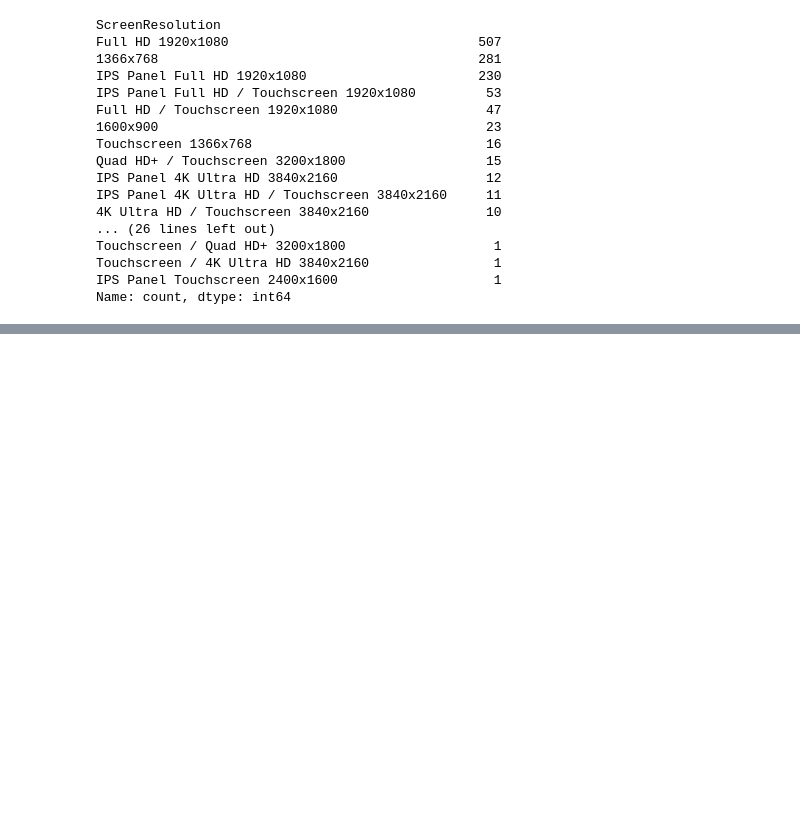
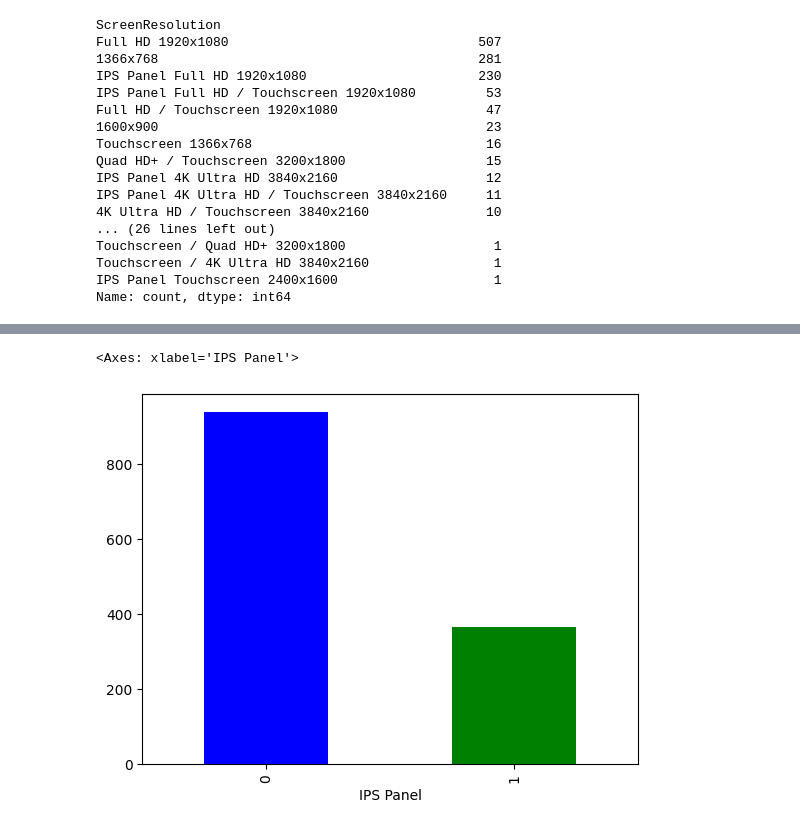
Before and after one commit to 23ME30056/Lappy_price, a Jupyter notebook: main.ipynb, the cells around one changed output, grey strips where cells are left out. Saved outputs shown, nothing was run; the diff lists cells and outputs as text; code cells hidden in the pictures; blank space fills up the shorter version.

```diff
--- a/main.ipynb
+++ b/main.ipynb
@@ -218,2 +219,8 @@ sns.boxplot( data= df['IPS Panel'])
+# %%
+colors = ['blue','green']
+df['IPS Panel'].value_counts().plot(kind = "bar",color = colors)
+# %% [output]
+<Axes: xlabel='IPS Panel'>
+[figure, added]
 # %%
 df['Full HD'] = df['ScreenResolution'].apply(lambda x:1 if 'Full HD' in x else 0)
```
Also changed, not shown: parts of 5 cells of this notebook.
